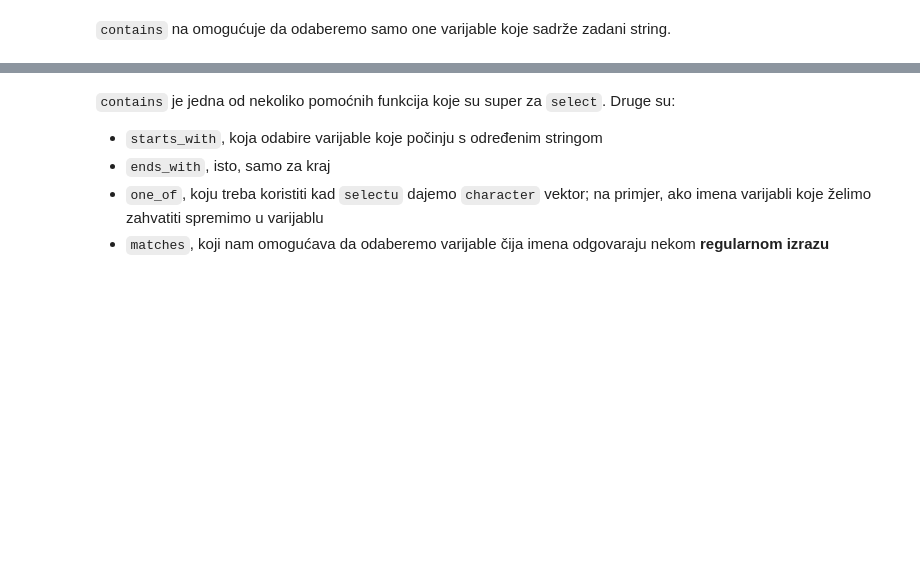
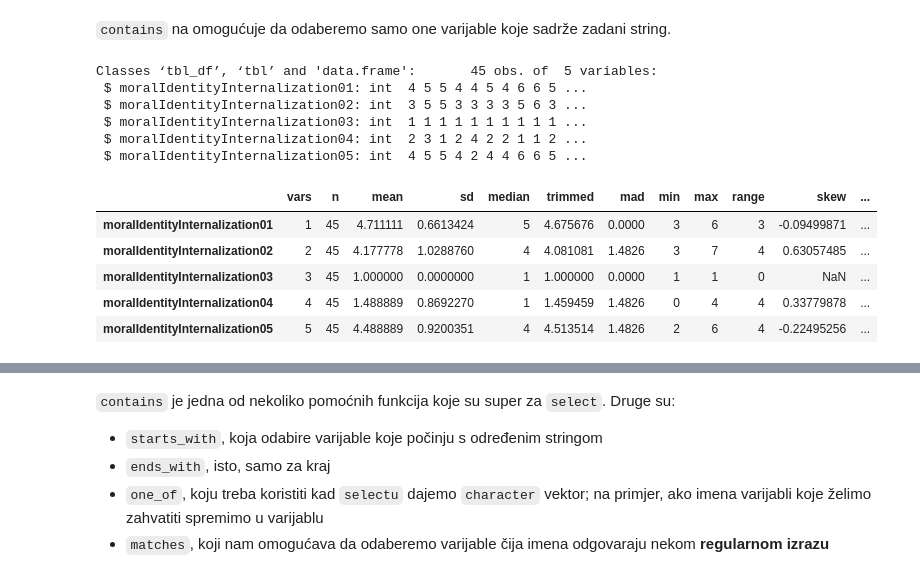
Before and after one commit to vdeni/rdionica, a Jupyter notebook: jupyter-notebook/priprema_podaci_upitnik.ipynb, the cells around one changed output, grey strips where cells are left out. Cells and saved outputs as stored; diff of their text form; code cells hidden in the pictures; blank space fills up the shorter version.

```diff
--- a/jupyter-notebook/priprema_podaci_upitnik.ipynb
+++ b/jupyter-notebook/priprema_podaci_upitnik.ipynb
@@ -267,8 +405,25 @@ Sve varijable koje se odnose na tu skalu imaju ime oblika `moralIdentityInternal
 # %%
 podaci %>%
 dplyr::filter(., pi_gender == 'Female') %>%
-dplyr::select(., dplyr::contains('internal', ignore.case = T)) %T>% str(.) %>%
+dplyr::select(., dplyr::contains('internal',
+                                 # igore.case govori treba li
+                                 # poštivati ili ignorirati
+                                 # malo/veliko slovo
+                                 ignore.case = T)) %T>% str(.) %>%
 psych::describe(.)
+# %% [output]
+Classes ‘tbl_df’, ‘tbl’ and 'data.frame':       45 obs. of  5 variables:
+ $ moralIdentityInternalization01: int  4 5 5 4 4 5 4 6 6 5 ...
+ $ moralIdentityInternalization02: int  3 5 5 3 3 3 3 5 6 3 ...
+ $ moralIdentityInternalization03: int  1 1 1 1 1 1 1 1 1 1 ...
+ $ moralIdentityInternalization04: int  2 3 1 2 4 2 2 1 1 2 ...
+ $ moralIdentityInternalization05: int  4 5 5 4 2 4 4 6 6 5 ...
+|  | vars | n | mean | sd | median | trimmed | mad | min | max | range | skew | ... |
+| moralIdentityInternalization01 | 1 | 45 | 4.711111 | 0.6613424 | 5 | 4.675676 | 0.0000 | 3 | 6 | 3 | -0.09499871 | ... |
+| moralIdentityInternalization02 | 2 | 45 | 4.177778 | 1.0288760 | 4 | 4.081081 | 1.4826 | 3 | 7 | 4 | 0.63057485 | ... |
+| moralIdentityInternalization03 | 3 | 45 | 1.000000 | 0.0000000 | 1 | 1.000000 | 0.0000 | 1 | 1 | 0 | NaN | ... |
+| moralIdentityInternalization04 | 4 | 45 | 1.488889 | 0.8692270 | 1 | 1.459459 | 1.4826 | 0 | 4 | 4 | 0.33779878 | ... |
+| moralIdentityInternalization05 | 5 | 45 | 4.488889 | 0.9200351 | 4 | 4.513514 | 1.4826 | 2 | 6 | 4 | -0.22495256 | ... |
 # %%
 # base R rješenje za usporedbu
 str(podaci[podaci$pi_gender == 'Female', qc(moralIdentityInternalization01,
```
Also changed, not shown: parts of 64 cells of this notebook, 4 other files.
